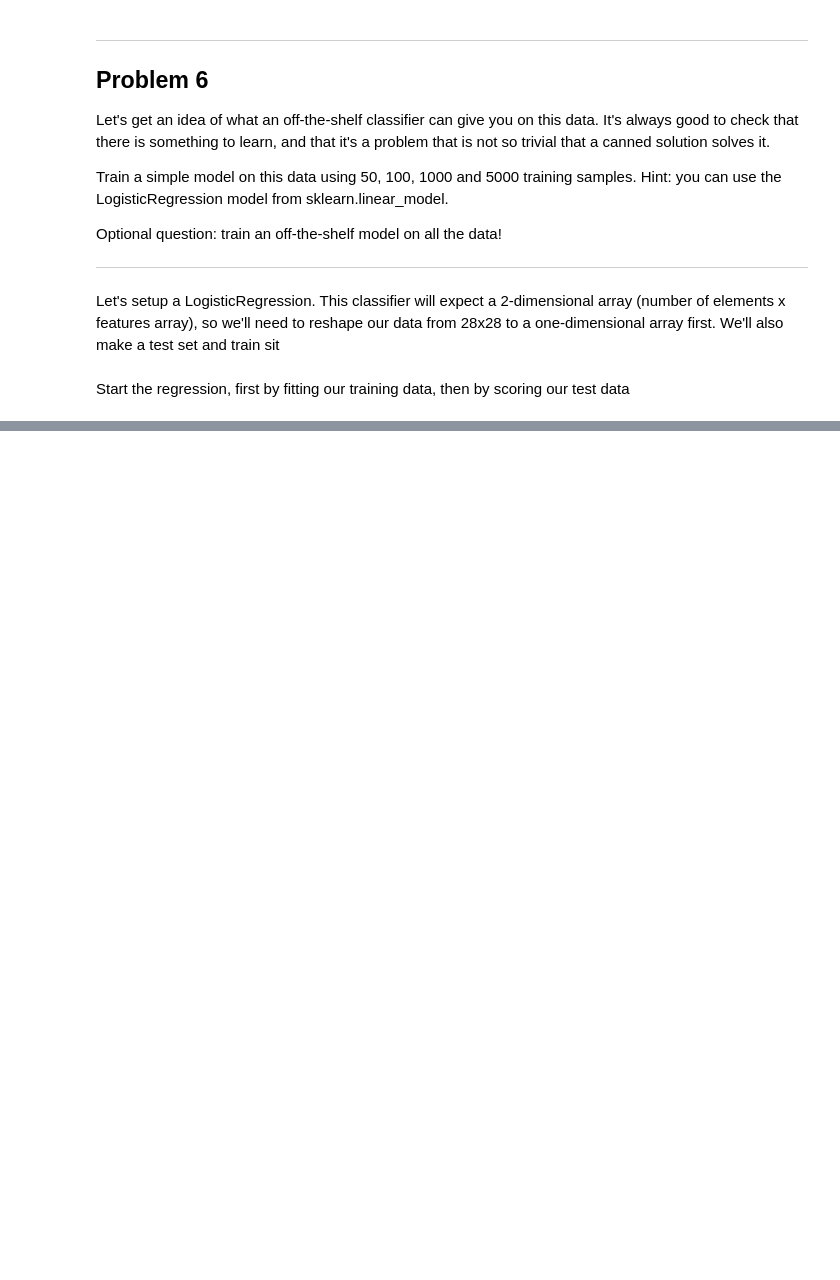
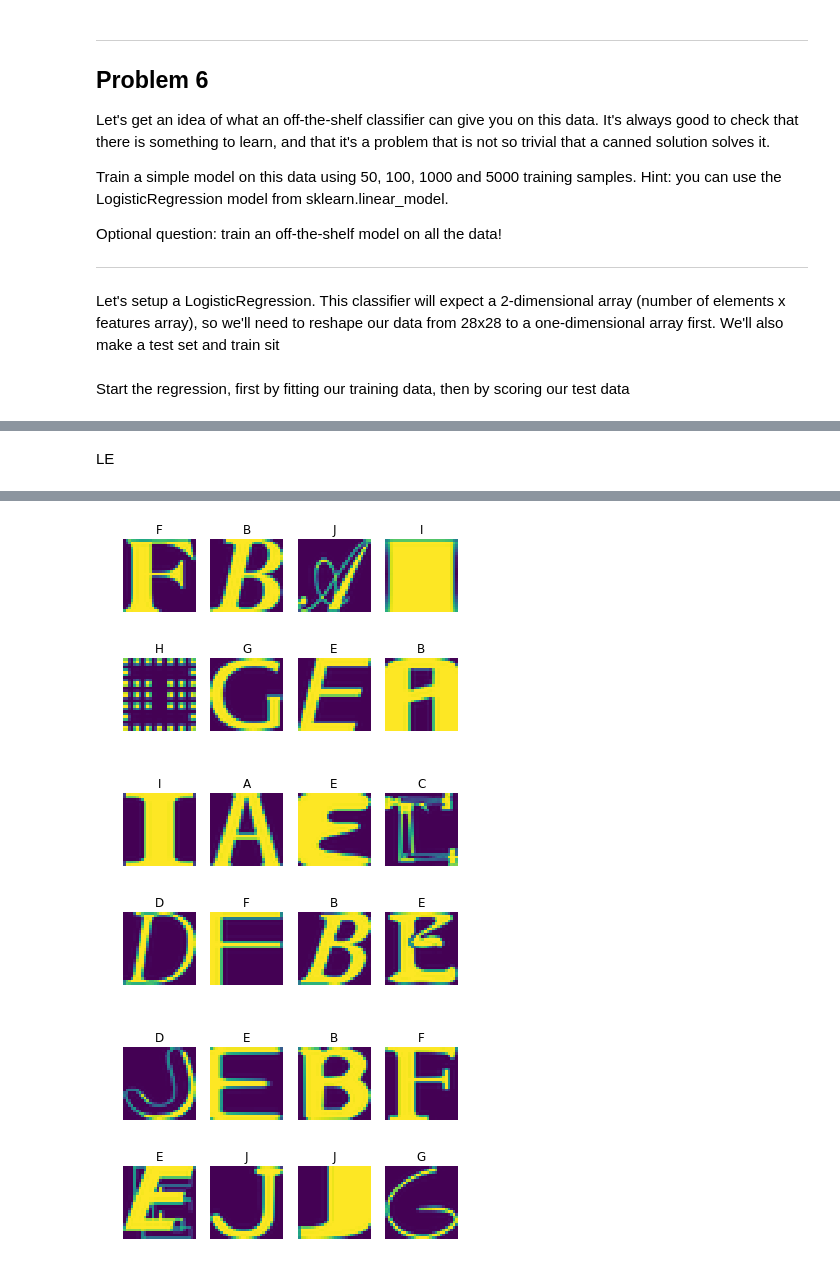
Before and after one commit to pvhee/deeplearning_experiments, a Jupyter notebook: 1_notmnist.ipynb, the cells around one changed output, grey strips where cells are left out. Cells and saved outputs as stored; diff of their text form; code cells hidden in the pictures; blank space fills up the shorter version.

```diff
--- a/1_notmnist.ipynb
+++ b/1_notmnist.ipynb
@@ -545,0 +554,20 @@ Wall time: 3.45 ms
+# %% [markdown]
+LE
+# %%
+def train_data_lr(train_d, train_l, test_d, test_l, sample_size):
+    lr = LogisticRegression(solver='sag')
+    x = train_d[:sample_size].reshape(sample_size, 28*28)
+    y = train_l[:sample_size]
+    x_test = test_d.reshape(test_d.shape[0], 28*28)
+    y_test = test_l
+
+    %time lr.fit(x,y)
+    print("Avg Mean accuracy: ", lr.score(x_test, y_test))
+
+    pred_labels = lr.predict(x_test)
+    verify_dataset(test_d, pred_labels)
+
+train_data_lr(train_dataset, train_labels, test_dataset, test_labels, 100)
+train_data_lr(train_dataset, train_labels, test_dataset, test_labels, 1000)
+train_data_lr(train_dataset, train_labels, test_dataset, test_labels, 5000)
+# %% [output]
@@ -545,0 +586,3 @@ Wall time: 3.45 ms
+[figure, added]
+[figure, added]
+[figure, added]
```
Also changed, not shown: parts of 7 cells of this notebook.
